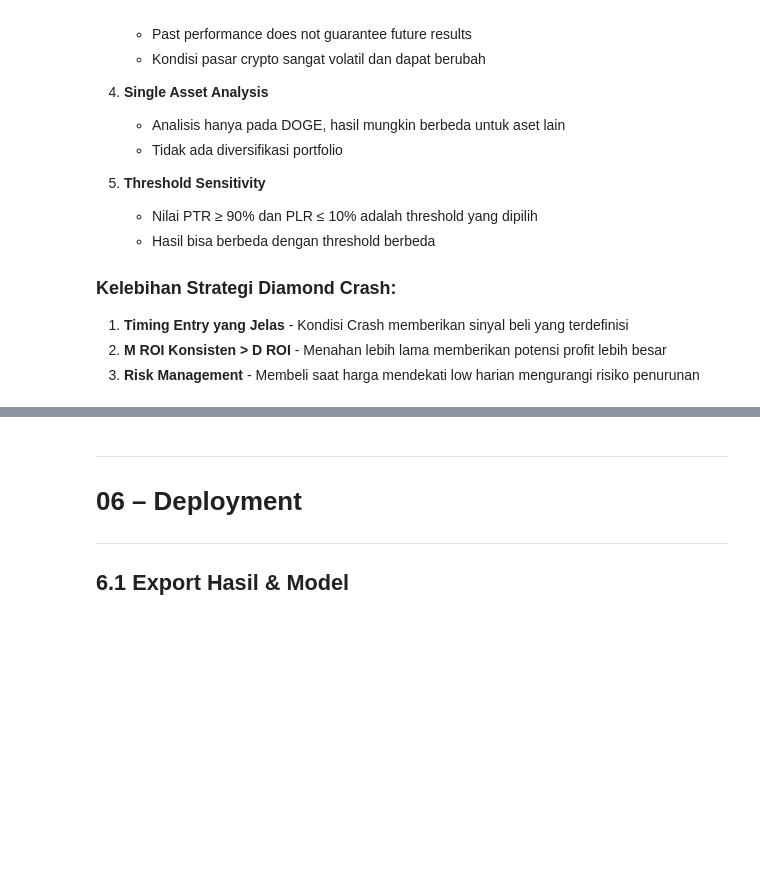
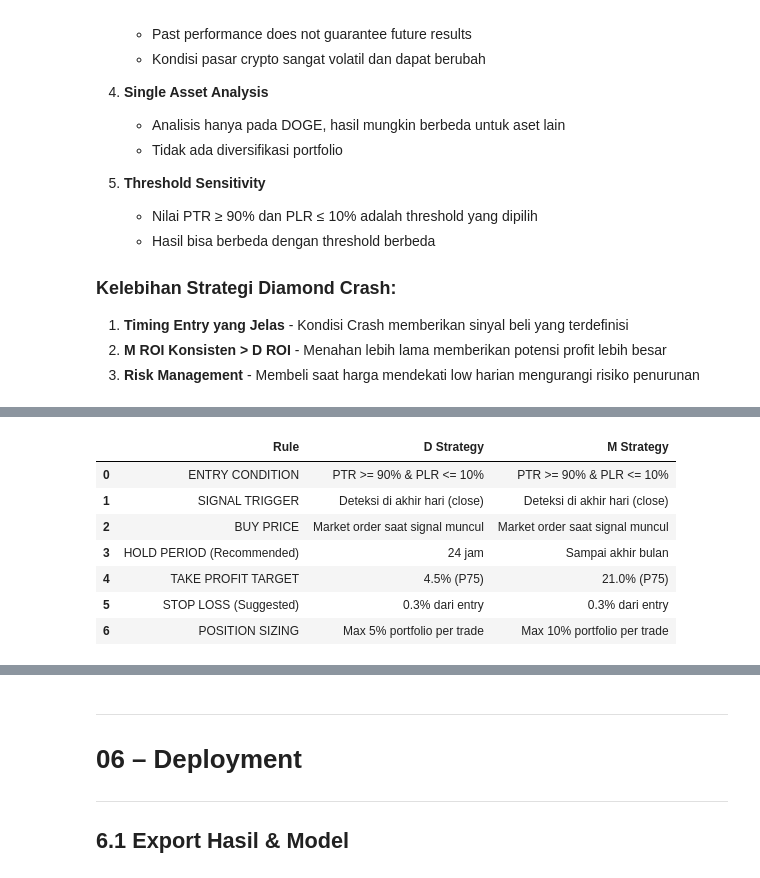
Before and after one commit to krisnaepras/fp-datamining, a Jupyter notebook: DOGE_Patterned_Dataset_CRISPDM.ipynb, the cells around one changed output, grey strips where cells are left out. Saved outputs shown, nothing was run; the diff lists cells and outputs as text; code cells hidden in the pictures; blank space fills up the shorter version.

```diff
--- a/DOGE_Patterned_Dataset_CRISPDM.ipynb
+++ b/DOGE_Patterned_Dataset_CRISPDM.ipynb
@@ -1474,0 +1844,75 @@ Grafik disimpan ke: /media/krisnaepras/Shared/Project/kuliah/datmin/fp3/figures/
+# %%
+# Actionable Trading Rules
+print("="*70)
+print("ACTIONABLE TRADING RULES - PANDUAN PRAKTIS")
+print("="*70)
+
+# ===== 1. SIGNAL STRENGTH RANKING =====
+print("\n1. SIGNAL STRENGTH (berdasarkan PTR)")
+
+# Ranking DC events berdasarkan PTR (semakin tinggi = semakin kuat sinyalnya)
+df_dc_ranked = df_dc_events.copy()
+df_dc_ranked['ptr_rank'] = df_dc_ranked['ptr'].rank(ascending=False)
+df_dc_ranked['signal_strength'] = pd.cut(
+    df_dc_ranked['ptr_rank'],
+    bins=[0, len(df_dc_ranked)*0.25, len(df_dc_ranked)*0.5, len(df_dc_ranked)*0.75, len(df_dc_ranked)+1],
+    labels=['Very Strong', 'Strong', 'Medium', 'Weak']
+)
+
+# Analisis per signal strength
+signal_analysis = df_dc_ranked.groupby('signal_strength', observed=True).agg({
+    'd_roi': ['count', 'mean'],
+    'm_roi': 'mean'
+}).round(2)
+signal_analysis.columns = ['Count', 'Avg D ROI (%)', 'Avg M ROI (%)']
+display(signal_analysis)
+
+# ===== 2. ENTRY/EXIT RULES =====
+print("\n2. REKOMENDASI ENTRY/EXIT RULES")
+
+rules_df = pd.DataFrame({
+    'Rule': [
+        'ENTRY CONDITION',
+        'SIGNAL TRIGGER',
+        'BUY PRICE',
+        'HOLD PERIOD (Recommended)',
+        'TAKE PROFIT TARGET',
+        'STOP LOSS (Suggested)',
+        'POSITION SIZING'
+    ],
+    'D Strategy': [
+        f"PTR >= {CRASH_THRESHOLD_PTR}% & PLR <= {CRASH_THRESHOLD_PLR}%",
+        "Deteksi di akhir hari (close)",
+        "Market order saat signal muncul",
+        "24 jam",
+        f"{df_dc_events['d_roi'].quantile(0.75):.1f}% (P75)",
+        f"{abs(df_dc_events['d_roi'].quantile(0.10)):.1f}% dari entry",
+        "Max 5% portfolio per trade"
+    ],
+    'M Strategy': [
+        f"PTR >= {CRASH_THRESHOLD_PTR}% & PLR <= {CRASH_THRESHOLD_PLR}%",
+        "Deteksi di akhir hari (close)",
+        "Market order saat signal muncul",
+        "Sampai akhir bulan",
+        f"{df_dc_events['m_roi'].quantile(0.75):.1f}% (P75)",
+        f"{abs(df_dc_events['m_roi'].quantile(0.10)):.1f}% dari entry",
+        "Max 10% portfolio per trade"
+    ]
+})
+display(rules_df)
+
+# ===== 3. RISK WARNING =====
+print("\n3. ⚠️ RISK WARNING")
+
+warnings_df = pd.DataFrame({
+    'No': [1, 2, 3, 4, 5],
+    'Warning': [
+        f"Win rate M Strategy adalah {m_win_rate:.1f}% - tidak selalu profit",
+        f"Worst case bisa rugi hingga {abs(min(d_worst, m_worst)):.1f}% per trade",
+        "Biaya trading (fee 0.1-0.5%) belum diperhitungkan",
+        "Slippage saat eksekusi bisa mengurangi profit aktual",
+        "Past performance ≠ future results"
+    ]
+})
+display(warnings_df)
+# %% [output]
@@ -1474,0 +1931,8 @@ Grafik disimpan ke: /media/krisnaepras/Shared/Project/kuliah/datmin/fp3/figures/
+|  | Rule | D Strategy | M Strategy |
+| 0 | ENTRY CONDITION | PTR >= 90% & PLR <= 10% | PTR >= 90% & PLR <= 10% |
+| 1 | SIGNAL TRIGGER | Deteksi di akhir hari (close) | Deteksi di akhir hari (close) |
+| 2 | BUY PRICE | Market order saat signal muncul | Market order saat signal muncul |
+| 3 | HOLD PERIOD (Recommended) | 24 jam | Sampai akhir bulan |
+| 4 | TAKE PROFIT TARGET | 4.5% (P75) | 21.0% (P75) |
+| 5 | STOP LOSS (Suggested) | 0.3% dari entry | 0.3% dari entry |
+| 6 | POSITION SIZING | Max 5% portfolio per trade | Max 10% portfolio per trade |
```
Also changed, not shown: parts of 29 cells of this notebook, 11 other files.
